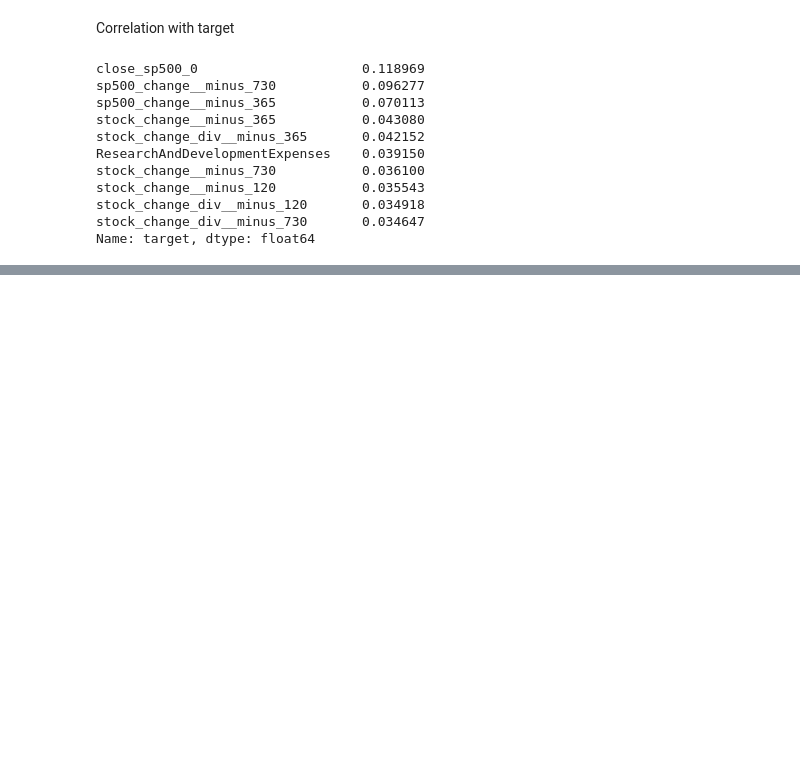
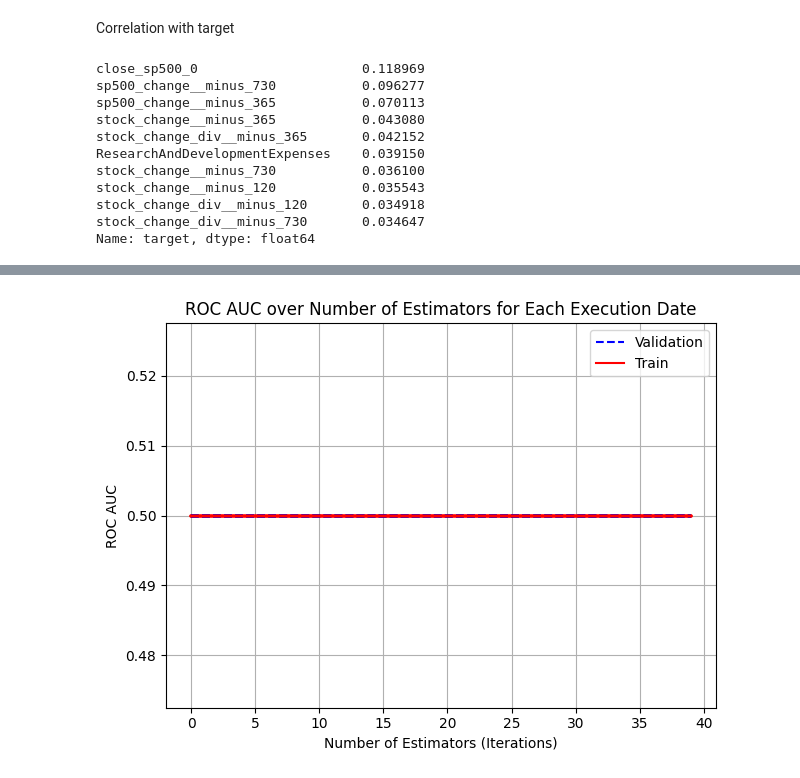
Before and after one commit to raqueel-ff/zrive-ds, a Jupyter notebook: src/module_5/module5.ipynb, the cells around one changed output, grey strips where cells are left out. Drawn from its saved outputs; the diff is of its cells as text; code cells hidden in the pictures; blank space fills up the shorter version.

```diff
--- a/src/module_5/module5.ipynb
+++ b/src/module_5/module5.ipynb
@@ -450,0 +449,3 @@ AttributeError: 'NoneType' object has no attribute 'plot_importance'
+# %%
+train_cols = mean_feature_importance[3:]
+train_cols.head(3)
@@ -450,0 +626,9 @@ AttributeError: 'NoneType' object has no attribute 'plot_importance'
+# %%
+all_results_fi = {}
+all_predicted_tickers_list_fi = []
+all_models_fi = {}
+
+for execution_date in execution_dates[0:36]:
+    print(execution_date)
+    all_results_fi,all_predicted_tickers_list_fi,all_models_fi,model_fi,X_train_fi,X_test_fi = run_model_for_execution_date_fi(execution_date,all_results_fi,all_predicted_tickers_list_fi,all_models_fi,n_trees,False)
+all_predicted_tickers_fi = pd.concat(all_predicted_tickers_list_fi)
@@ -450,0 +673,22 @@ AttributeError: 'NoneType' object has no attribute 'plot_importance'
+# %%
+#All results has the eval_result of every execution_date
+def plot_all_results(all_results):
+
+    for execution_date, eval_result in all_results.items():
+        valid_logloss = eval_result['valid_0']['aucs']
+        train_logloss = eval_result['training']['aucs']
+        n_estimators = list(range(0, n_trees))
+        plt.plot(n_estimators, valid_logloss, color='blue', linestyle='--')
+        plt.plot(n_estimators, train_logloss, color='red')
+
+    plt.xlabel('Number of Estimators (Iterations)')
+    plt.ylabel('ROC AUC')
+    plt.title('ROC AUC over Number of Estimators for Each Execution Date')
+    plt.legend(['Validation', 'Train'], loc='upper right')
+    plt.grid(True)
+    plt.tight_layout()
+    plt.show()
+# %%
+plot_all_results(all_results_fi)
+# %% [output]
+[figure, added]
```
Also changed, not shown: parts of 27 cells of this notebook.
